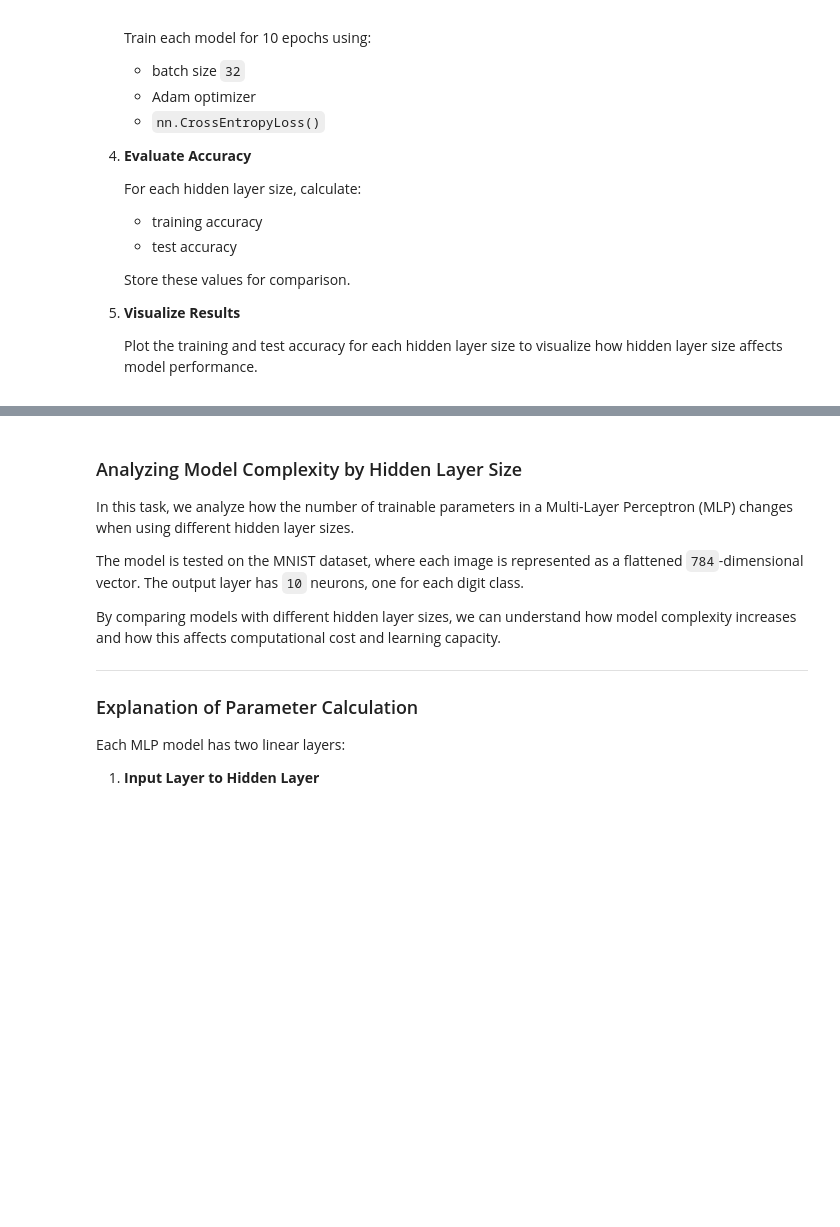
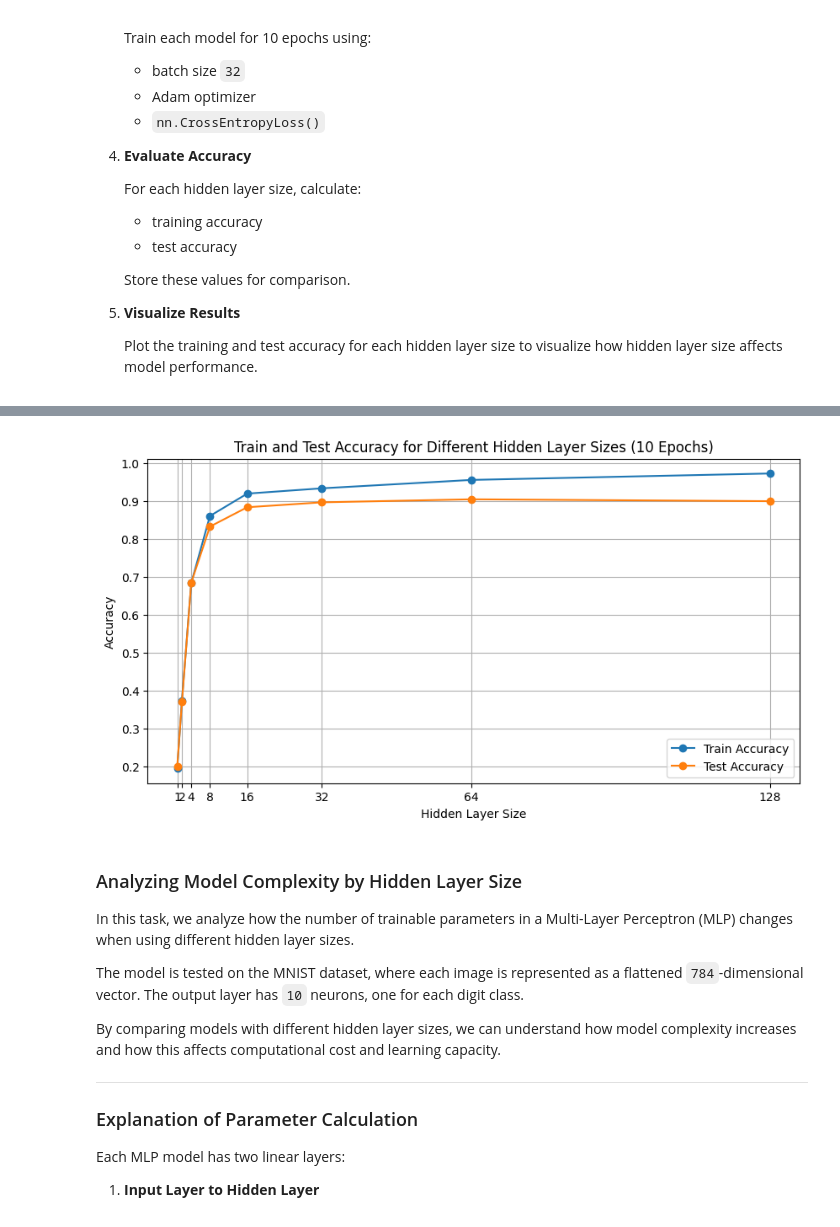
Before and after one commit to Maagiio/NLP, a Jupyter notebook: 02_MLP.ipynb, the cells around one changed output, grey strips where cells are left out. Drawn from its saved outputs; the diff is of its cells as text; code cells hidden in the pictures; blank space fills up the shorter version.

```diff
--- a/02_MLP.ipynb
+++ b/02_MLP.ipynb
@@ -827,16 +852,76 @@ device = torch.device("cuda" if torch.cuda.is_available() else "cpu")
 # Suggested order:
 
 # 1. Define MLP model
-# YOUR CODE
+class MLP(nn.Module):
+    def __init__(self, input_size=784, hidden_size=32, output_size=10):
+        super(MLP, self).__init__()
+
+        self.network = nn.Sequential(
+            nn.Linear(input_size, hidden_size),
+            nn.ReLU(),
+            nn.Linear(hidden_size, output_size)
+        )
+
+    def forward(self, x):
+        return self.network(x)
 
 # 2. Helper function to train one model
-# YOUR CODE
+def train_one_model(model, train_loader, criterion, optimizer, device, epochs=10):
+    for epoch in range(epochs):
+        model.train()
+
+        for X_batch, y_batch in train_loader:
+            X_batch = X_batch.to(device)
+            y_batch = y_batch.to(device)
+
+            outputs = model(X_batch)
+            loss = criterion(outputs, y_batch)
+
+            optimizer.zero_grad()
+            loss.backward()
+            optimizer.step()
 
 # 3. Helper function to calculate accuracy
-# YOUR CODE
+def calculate_accuracy(model, data_loader, device):
+    model.eval()
+
+    correct = 0
+    total = 0
+
+    with torch.no_grad():
+        for X_batch, y_batch in data_loader:
+            X_batch = X_batch.to(device)
+            y_batch = y_batch.to(device)
+
+            outputs = model(X_batch)
+            predicted = torch.argmax(outputs, dim=1)
+
+            correct += (predicted == y_batch).sum().item()
+            total += y_batch.size(0)
+
+    return correct / total
 
 # 4. Loop over different hidden layer sizes
-# YOUR CODE
+for hidden_size in hidden_layer_sizes:
+    print("Hidden Size:", hidden_size)
+
+    model = MLP(input_size=784, hidden_size=hidden_size, output_size=10)
+    model.to(device)
+
+    criterion = nn.CrossEntropyLoss()
+    optimizer = optim.Adam(model.parameters())
+
+    # train model
+    train_one_model(model, train_loader, criterion, optimizer, device, epochs=10)
+
+    # calculate accuracy
+    train_acc = calculate_accuracy(model, train_loader, device)
+    test_acc = calculate_accuracy(model, test_loader, device)
+
+    train_accuracies.append(train_acc)
+    test_accuracies.append(test_acc)
+
+    print("Train:", train_acc, "Test:", test_acc)
 
 
 # Plot train and test accuracy
@@ -850,3 +935,4 @@ plt.xticks(hidden_layer_sizes)
 plt.legend()
 plt.grid()
 plt.show()
+# %% [output]
@@ -853,3 +955,4 @@ plt.show()
+[figure, added]
 # %% [markdown]
 ### Analyzing Model Complexity by Hidden Layer Size
 
```
Also changed, not shown: parts of 4 cells of this notebook.
